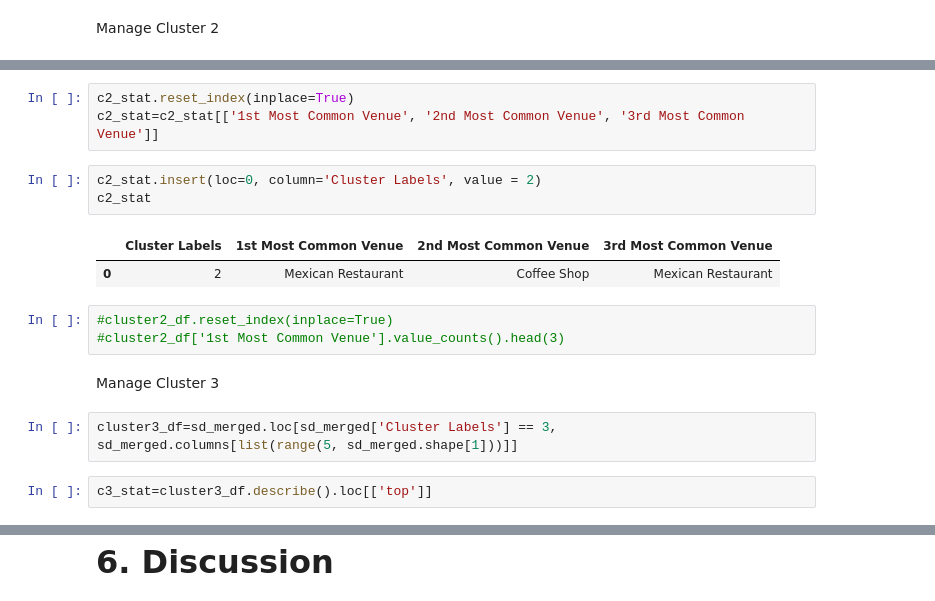
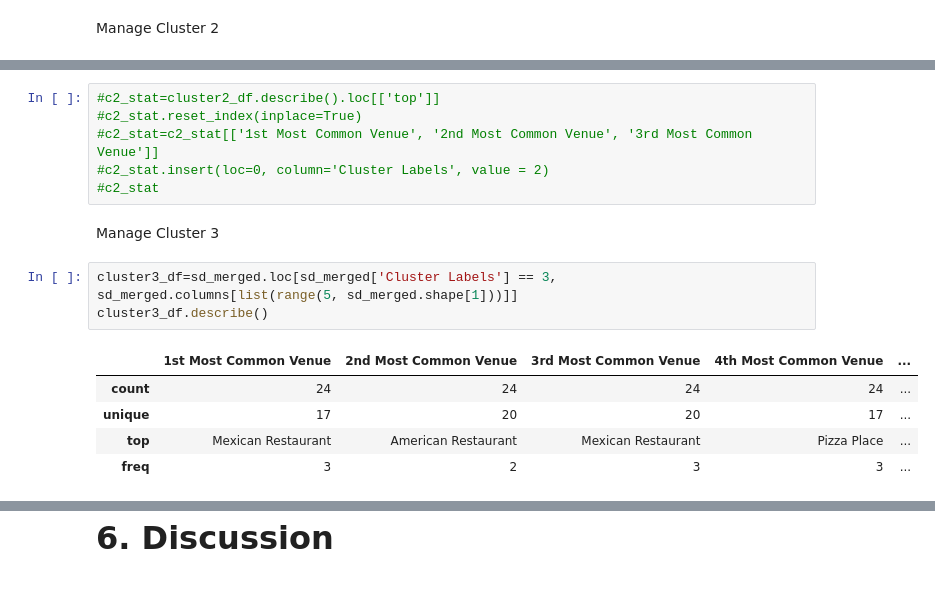
Before and after one commit to lynn-GH/Coursera_Capstone, a Jupyter notebook: CapstoneProject.ipynb, the cells around one changed output, grey strips where cells are left out. Cells and saved outputs as stored; diff of their text form.

```diff
--- a/CapstoneProject.ipynb
+++ b/CapstoneProject.ipynb
@@ -705,18 +754,17 @@ c2_stat=cluster2_df.describe().loc[['top']]
 # %%
-c2_stat.reset_index(inplace=True)
-c2_stat=c2_stat[['1st Most Common Venue', '2nd Most Common Venue', '3rd Most Common Venue']]
+#c2_stat=cluster2_df.describe().loc[['top']]
+#c2_stat.reset_index(inplace=True)
+#c2_stat=c2_stat[['1st Most Common Venue', '2nd Most Common Venue', '3rd Most Common Venue']]
+#c2_stat.insert(loc=0, column='Cluster Labels', value = 2)
+#c2_stat
-# %%
-c2_stat.insert(loc=0, column='Cluster Labels', value = 2)
-c2_stat
-# %% [output]
-|  | Cluster Labels | 1st Most Common Venue | 2nd Most Common Venue | 3rd Most Common Venue |
-| 0 | 2 | Mexican Restaurant | Coffee Shop | Mexican Restaurant |
-# %%
-#cluster2_df.reset_index(inplace=True)
-#cluster2_df['1st Most Common Venue'].value_counts().head(3)
 # %% [markdown]
 <font>Manage Cluster 3</font>
 # %%
 cluster3_df=sd_merged.loc[sd_merged['Cluster Labels'] == 3, sd_merged.columns[list(range(5, sd_merged.shape[1]))]]
+cluster3_df.describe()
+# %% [output]
+|  | 1st Most Common Venue | 2nd Most Common Venue | 3rd Most Common Venue | 4th Most Common Venue | ... |
+| count | 24 | 24 | 24 | 24 | ... |
+| unique | 17 | 20 | 20 | 17 | ... |
+| top | Mexican Restaurant | American Restaurant | Mexican Restaurant | Pizza Place | ... |
+| freq | 3 | 2 | 3 | 3 | ... |
-# %%
-c3_stat=cluster3_df.describe().loc[['top']]
```
Also changed, not shown: parts of 55 cells of this notebook.
